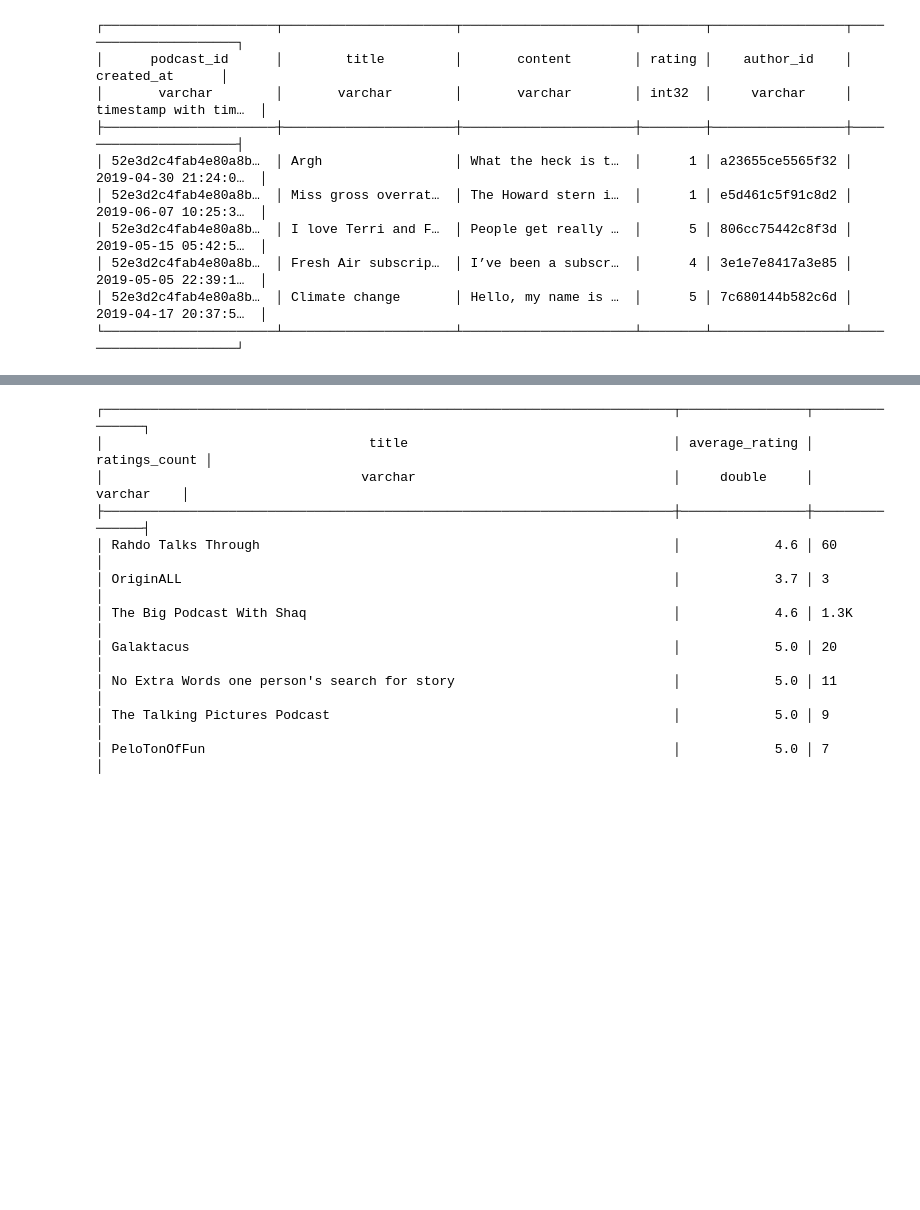
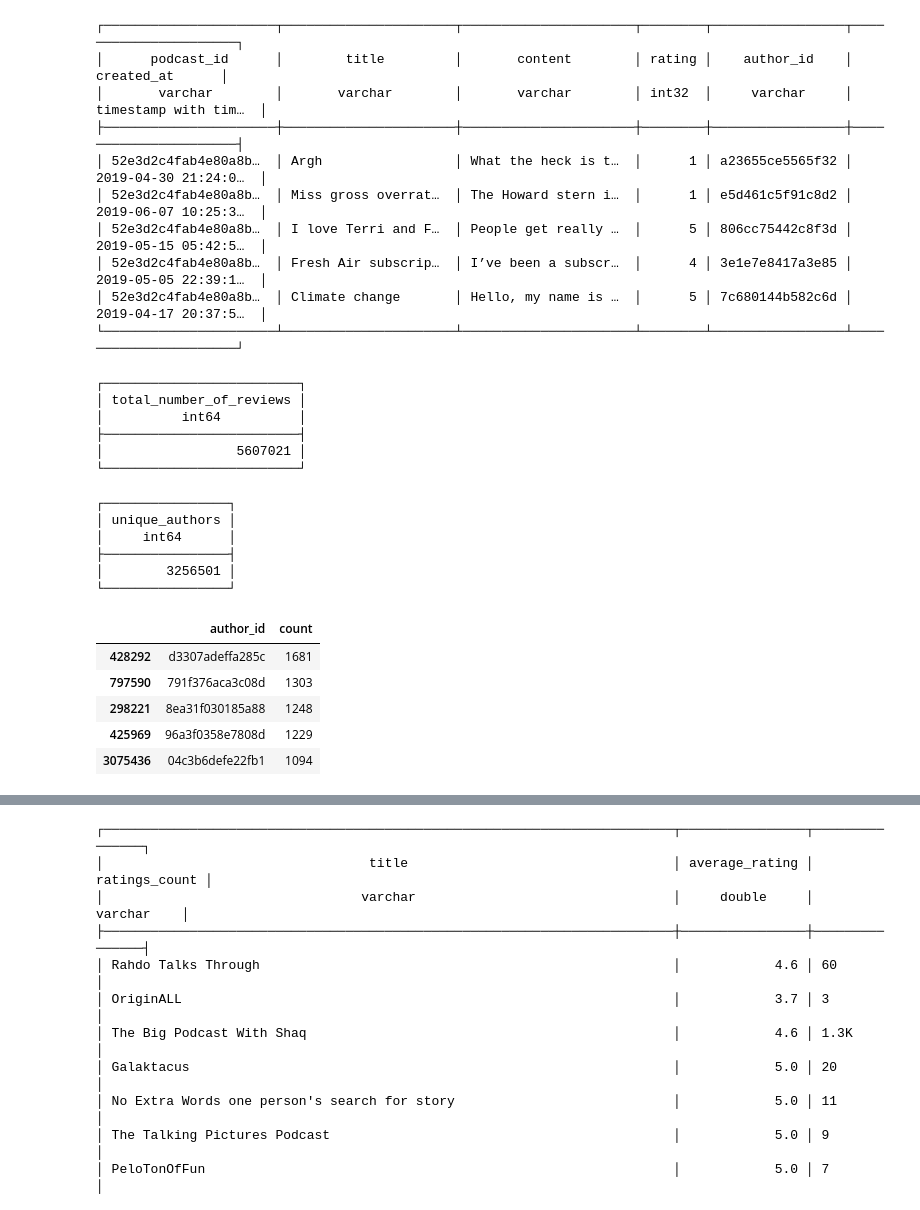
Before and after one commit to joshgeller05/DSCI-591, a Jupyter notebook: python/eda_notebook.ipynb, the cells around one changed output, grey strips where cells are left out. Drawn from its saved outputs; the diff is of its cells as text; code cells hidden in the pictures; blank space fills up the shorter version.

```diff
--- a/python/eda_notebook.ipynb
+++ b/python/eda_notebook.ipynb
@@ -60,3 +72,35 @@ con.sql("select * from reviews limit 5")
 │ 52e3d2c4fab4e80a8b…  │ Fresh Air subscrip…  │ I’ve been a subscr…  │      4 │ 3e1e7e8417a3e85 │ 2019-05-05 22:39:1…  │
 │ 52e3d2c4fab4e80a8b…  │ Climate change       │ Hello, my name is …  │      5 │ 7c680144b582c6d │ 2019-04-17 20:37:5…  │
 └──────────────────────┴──────────────────────┴──────────────────────┴────────┴─────────────────┴──────────────────────┘
+# %%
+#Total Number of reviews
+con.sql("select count(*) as total_number_of_reviews from reviews")
+# %% [output]
+┌─────────────────────────┐
+│ total_number_of_reviews │
+│          int64          │
+├─────────────────────────┤
+│                 5607021 │
+└─────────────────────────┘
+# %%
+#Unique authors contributing reviews
+con.sql("select count(DISTINCT author_id) as unique_authors from reviews")
+# %% [output]
+┌────────────────┐
+│ unique_authors │
+│     int64      │
+├────────────────┤
+│        3256501 │
+└────────────────┘
+# %%
+authors = con.sql("select author_id,count(author_id) as count from reviews group by author_id")
+# %%
+#Top 5 authors
+authors.df().sort_values('count',ascending=False).head(5)
+# %% [output]
+|  | author_id | count |
+| 428292 | d3307adeffa285c | 1681 |
+| 797590 | 791f376aca3c08d | 1303 |
+| 298221 | 8ea31f030185a88 | 1248 |
+| 425969 | 96a3f0358e7808d | 1229 |
+| 3075436 | 04c3b6defe22fb1 | 1094 |
```
Also changed, not shown: parts of 10 cells of this notebook.
